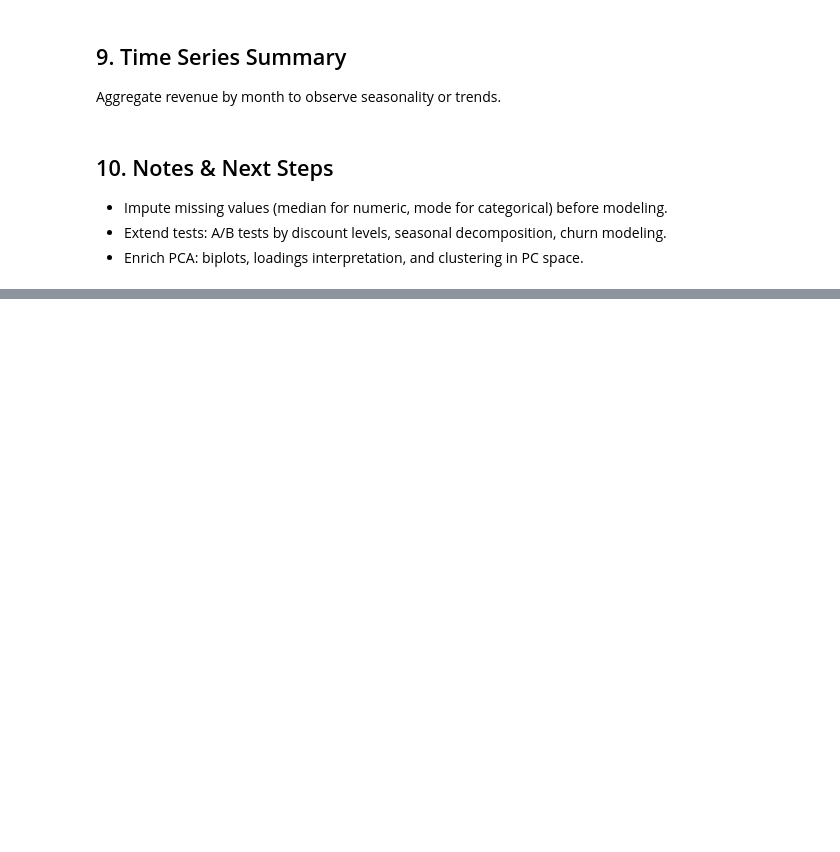
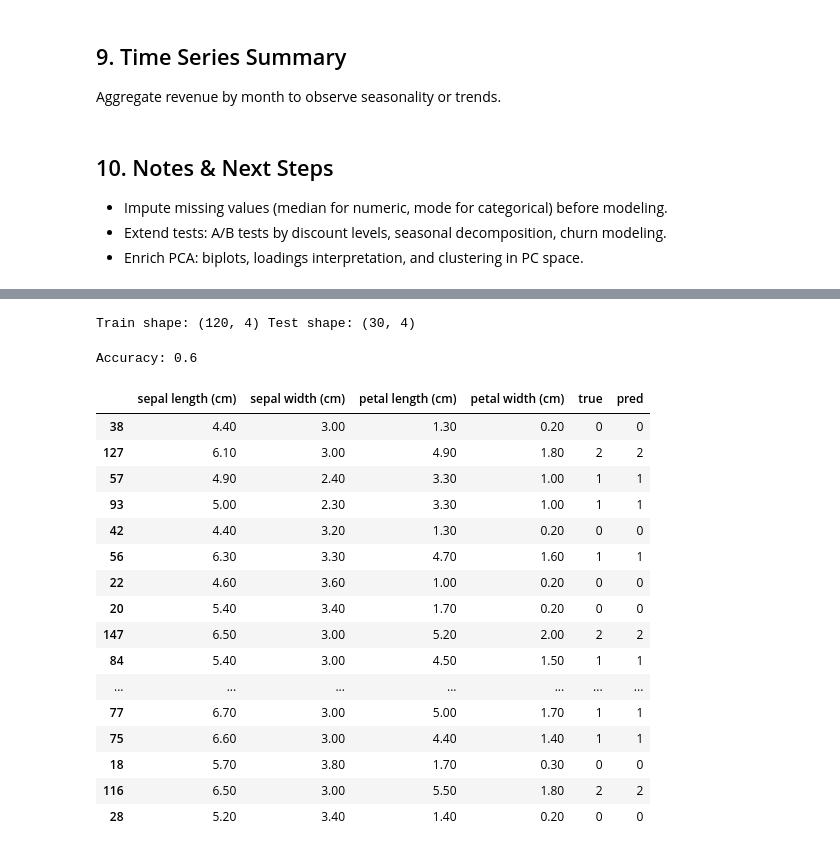
Before and after one commit to rahul8879/as_ds_course, a Jupyter notebook: Machine_learning/retail_eda_stats_la.ipynb, the cells around one changed output, grey strips where cells are left out. Cells and saved outputs as stored; diff of their text form; code cells hidden in the pictures; blank space fills up the shorter version.

```diff
--- a/Machine_learning/retail_eda_stats_la.ipynb
+++ b/Machine_learning/retail_eda_stats_la.ipynb
@@ -346,0 +420,9 @@ plt.show()
+# %%
+# load iris data
+data = load_iris()
+X = data.data
+y = data.target
+# convert to dataframe for convinience
+X = pd.DataFrame(X, columns=data.feature_names)
+y = pd.Series(y, name='target')
+X.head()
@@ -346,0 +436,38 @@ plt.show()
+# %%
+# lets split data into train and test
+X_train, X_test, y_train, y_test = train_test_split(X, y, test_size=0.2, random_state=42, stratify=y)
+
+print('Train shape:', X_train.shape, 'Test shape:', X_test.shape)
+# %% [output]
+Train shape: (120, 4) Test shape: (30, 4)
+# %%
+model = KNeighborsClassifier(n_neighbors=100)
+model.fit(X_train, y_train)
+y_pred = model.predict(X_test)
+print('Accuracy:', accuracy_score(y_test, y_pred))
+# %% [output]
+Accuracy: 0.6
+# %%
+# lets map y_pred in testing data
+test_results = X_test.copy()
+test_results['true'] = y_test
+test_results['pred'] = y_pred
+test_results
+# %% [output]
+|  | sepal length (cm) | sepal width (cm) | petal length (cm) | petal width (cm) | true | pred |
+| 38 | 4.40 | 3.00 | 1.30 | 0.20 | 0 | 0 |
+| 127 | 6.10 | 3.00 | 4.90 | 1.80 | 2 | 2 |
+| 57 | 4.90 | 2.40 | 3.30 | 1.00 | 1 | 1 |
+| 93 | 5.00 | 2.30 | 3.30 | 1.00 | 1 | 1 |
+| 42 | 4.40 | 3.20 | 1.30 | 0.20 | 0 | 0 |
+| 56 | 6.30 | 3.30 | 4.70 | 1.60 | 1 | 1 |
+| 22 | 4.60 | 3.60 | 1.00 | 0.20 | 0 | 0 |
+| 20 | 5.40 | 3.40 | 1.70 | 0.20 | 0 | 0 |
+| 147 | 6.50 | 3.00 | 5.20 | 2.00 | 2 | 2 |
+| 84 | 5.40 | 3.00 | 4.50 | 1.50 | 1 | 1 |
+| ... | ... | ... | ... | ... | ... | ... |
+| 77 | 6.70 | 3.00 | 5.00 | 1.70 | 1 | 1 |
+| 75 | 6.60 | 3.00 | 4.40 | 1.40 | 1 | 1 |
+| 18 | 5.70 | 3.80 | 1.70 | 0.30 | 0 | 0 |
+| 116 | 6.50 | 3.00 | 5.50 | 1.80 | 2 | 2 |
+| 28 | 5.20 | 3.40 | 1.40 | 0.20 | 0 | 0 |
```
Also changed, not shown: parts of 11 cells of this notebook, 3 other files.
